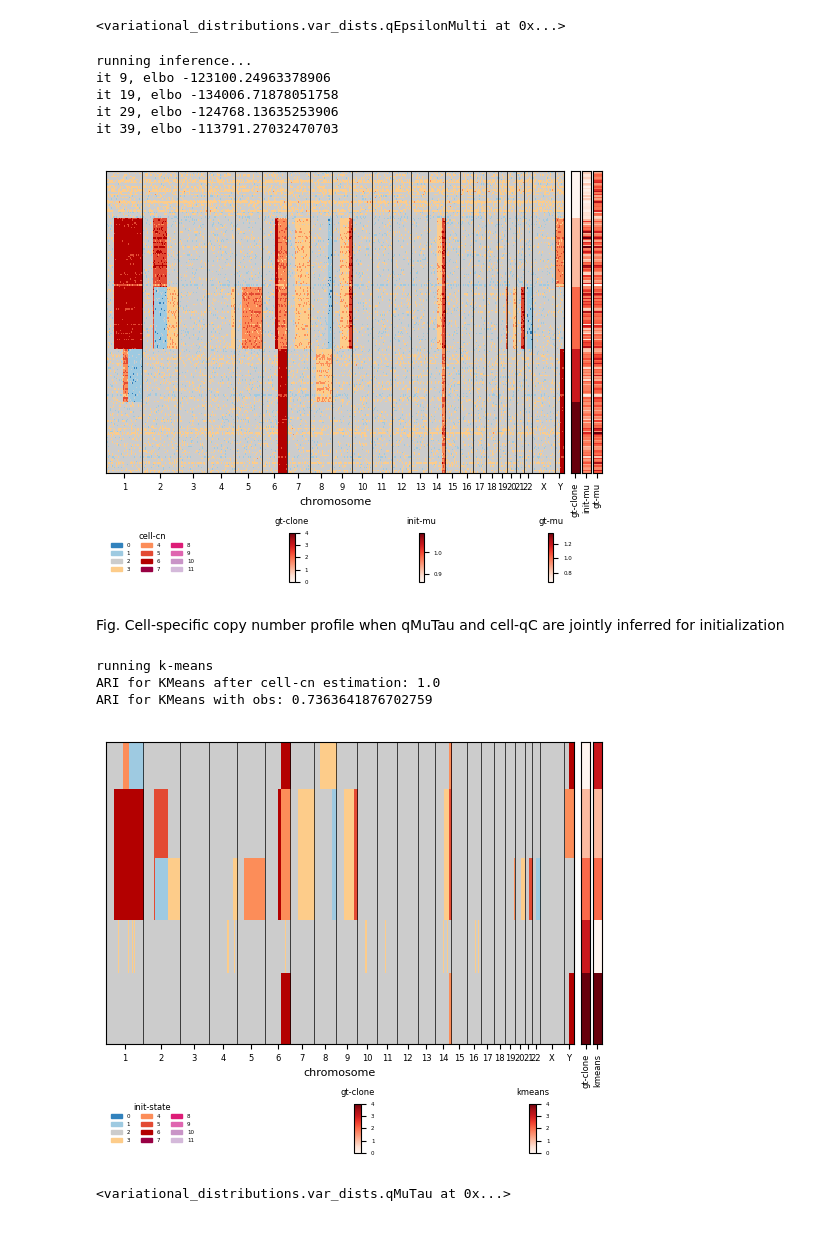
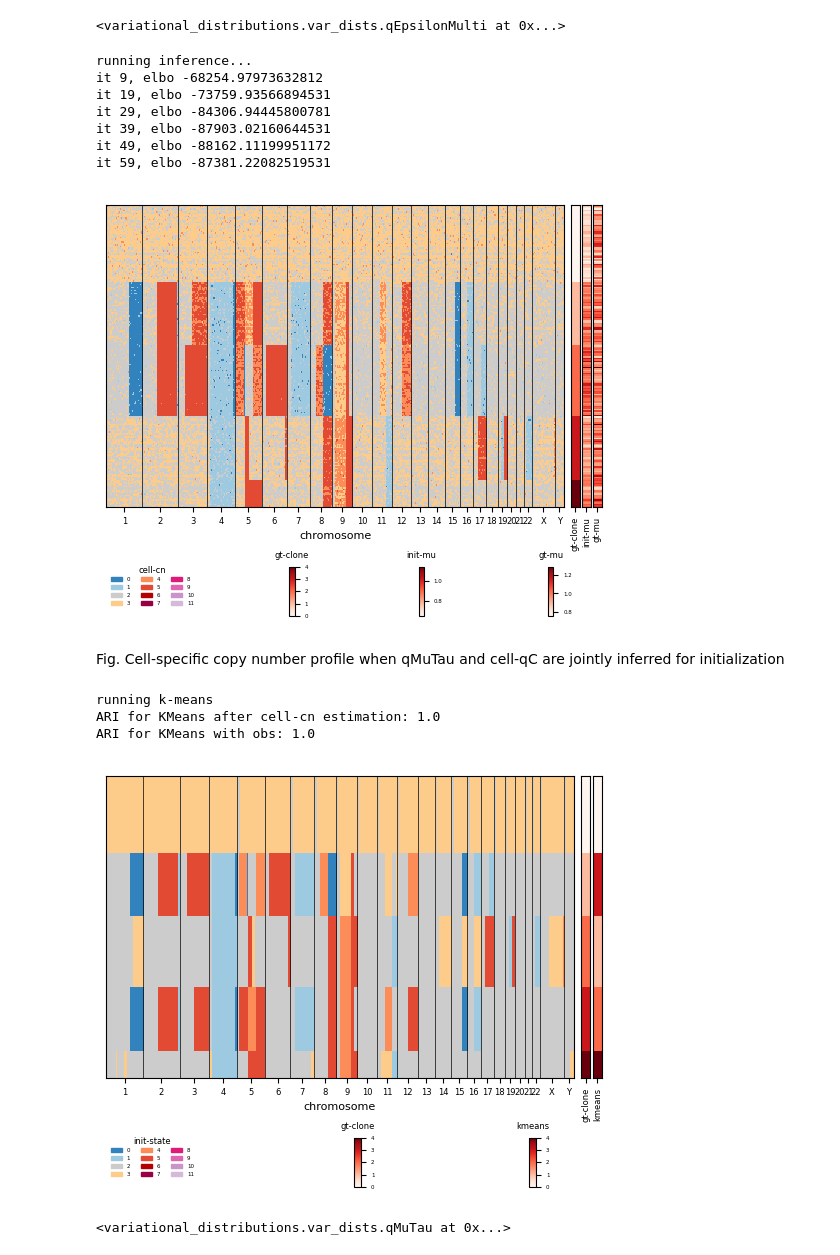
Before and after one commit to Lagergren-Lab/victree, a Jupyter notebook: src/experiments/cn_init.ipynb, the cells around one changed output. Drawn from its saved outputs; the diff is of its cells as text; code cells hidden in the pictures.

```diff
--- a/src/experiments/cn_init.ipynb
+++ b/src/experiments/cn_init.ipynb
@@ -19,9 +22,8 @@ set_seed(101)
 # %%
 M = 500
 K = 5
-A = 7
+A = 6
 N = 200
-n_iter = 49
 n_datasets = 2
 
 # set params
@@ -40,7 +42,7 @@ delta0 = 10.
 # %%
 # simulate datasets
 print("simulating dataset...")
-config = Config(n_cells=N, n_nodes=K, n_states=A, chain_length=M, n_run_iter=n_iter, debug=True, step_size=0.08, wis_sample_size=50)
+config = Config(n_cells=N, n_nodes=K, n_states=A, chain_length=M, debug=True, step_size=0.08, wis_sample_size=50)
 # for dsi in range(n_datasets):
 fix_joint_q, sim_adata = simul.generate_dataset_var_tree(config, chrom='real', ret_anndata=True,
                                                          nu_prior=nu0, lambda_prior=lambda0,
@@ -64,9 +66,9 @@ g = pl.plot_cell_cn_matrix_fig(sim_adata, 'state', annotation_fields=['gt-clone'
 Fig. True copy number signal for each cluster.
 # %%
 # set up qmt, cell-qc
-cell_config = Config(n_cells=N, n_nodes=N+1, n_states=A, n_run_iter=n_iter, step_size=0.2,
+cell_config = Config(n_cells=N, n_nodes=N+1, n_states=A, step_size=0.08,
                      chain_length=config.chain_length, chromosome_indexes=config.chromosome_indexes, debug=True)
-cell_qmt = qMuTau(cell_config, nu_prior=1., lambda_prior=1000., alpha_prior=50000., beta_prior=500.)
+cell_qmt = qMuTau(cell_config, nu_prior=1., lambda_prior=100., alpha_prior=5000., beta_prior=200.)
 cell_qmt.initialize(method='prior')
 
 cell_qc = qCMultiChrom(cell_config)
@@ -83,7 +85,7 @@ cell_qz_fix = qZ(cell_config, true_params={'z': fixed_z})
 cell_tree = get_tree_K_nodes_one_level(N + 1)
 
 print("running inference...")
-for i in range(n_iter):
+for i in range(60):
     cell_qmt.update(cell_qc, cell_qz_fix, fix_joint_q.obs)
     cell_qc.update(fix_joint_q.obs, cell_qeps, cell_qz_fix, cell_qmt,
                    [cell_tree], [1.])
@@ -92,17 +94,19 @@ for i in range(n_iter):
         print(f"it {i}, elbo {cell_qc.compute_elbo([cell_tree], [1.], q_eps=cell_qeps)}")
 # %% [output]
 running inference...
-it 9, elbo -123100.24963378906
-it 19, elbo -134006.71878051758
-it 29, elbo -124768.13635253906
-it 39, elbo -113791.27032470703
+it 9, elbo -68254.97973632812
+it 19, elbo -73759.93566894531
+it 29, elbo -84306.94445800781
+it 39, elbo -87903.02160644531
+it 49, elbo -88162.11199951172
+it 59, elbo -87381.22082519531
 # %%
 # after inference on cells specific cn
 sim_adata.layers['cell-cn'] = cell_qc.get_viterbi()[1:].numpy()
-sim_adata.obs['init-mu'] = cell_qmt.nu.numpy()
+sim_adata.obs['init-mu'] = cell_qmt.nu.numpy()[torch.arange(N), torch.arange(1, N+1)]
 g = pl.plot_cell_cn_matrix_fig(sim_adata, 'cell-cn', annotation_fields=['gt-clone', 'init-mu', 'gt-mu'], cell_order_fields=['gt-clone'], max_cn=config.n_states)
 # %% [output]
-[figure, old version]
+[figure, new version]
 # %% [markdown]
 Fig. Cell-specific copy number profile when qMuTau and cell-qC are jointly inferred for initialization
 # %%
@@ -121,7 +125,7 @@ print(f"ARI for KMeans with obs: {adjusted_rand_score(obs_labels, fix_joint_q.z.
 # %% [output]
 running k-means
 ARI for KMeans after cell-cn estimation: 1.0
-ARI for KMeans with obs: 0.7363641876702759
+ARI for KMeans with obs: 1.0
 # %%
 # initialize new qc with average
 # build eta1 and eta2 from cell_qc
@@ -146,7 +150,7 @@ sim_adata.layers['init-state'] = qc.get_viterbi().numpy()[sim_adata.obs['gt-clon
 sim_adata.obs['kmeans'] = c_labels
 g = pl.plot_cell_cn_matrix_fig(sim_adata, 'init-state', annotation_fields=['gt-clone', 'kmeans'], cell_order_fields=['gt-clone'], max_cn=config.n_states)
 # %% [output]
-[figure, old version]
+[figure, new version]
 # %%
 stable_zero = 1e-2
 # initialize new qz (with current clustering) and new qeps
```
Also changed, not shown: parts of 11 cells of this notebook, 3 other files.
